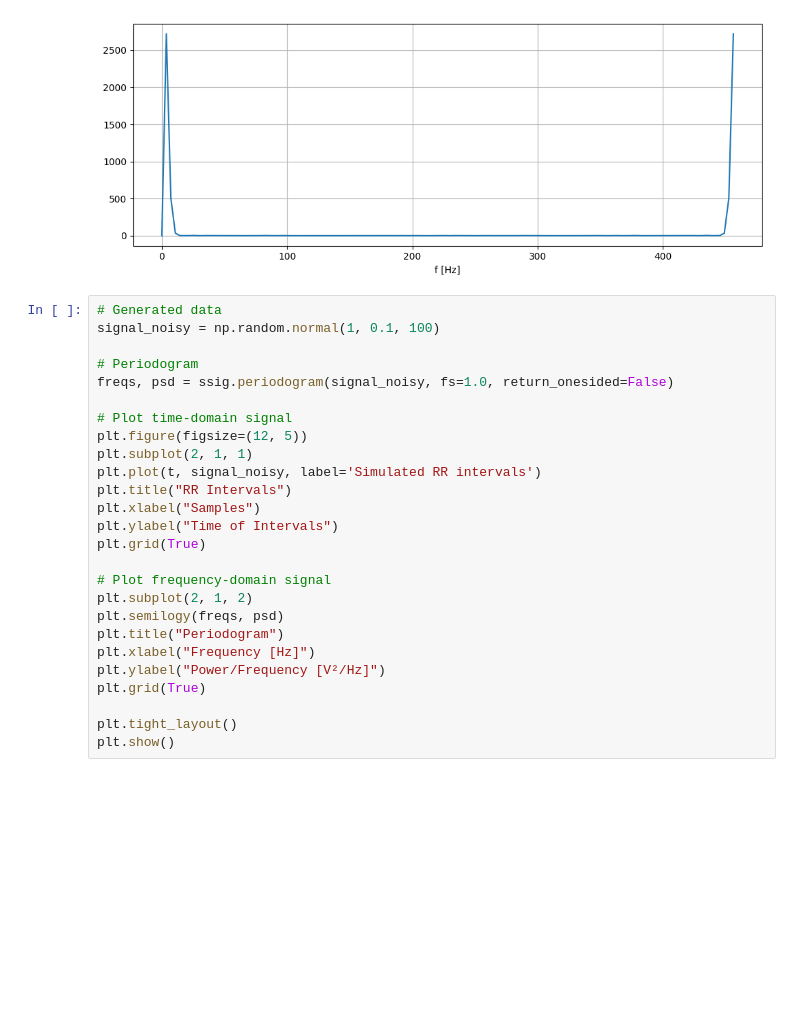
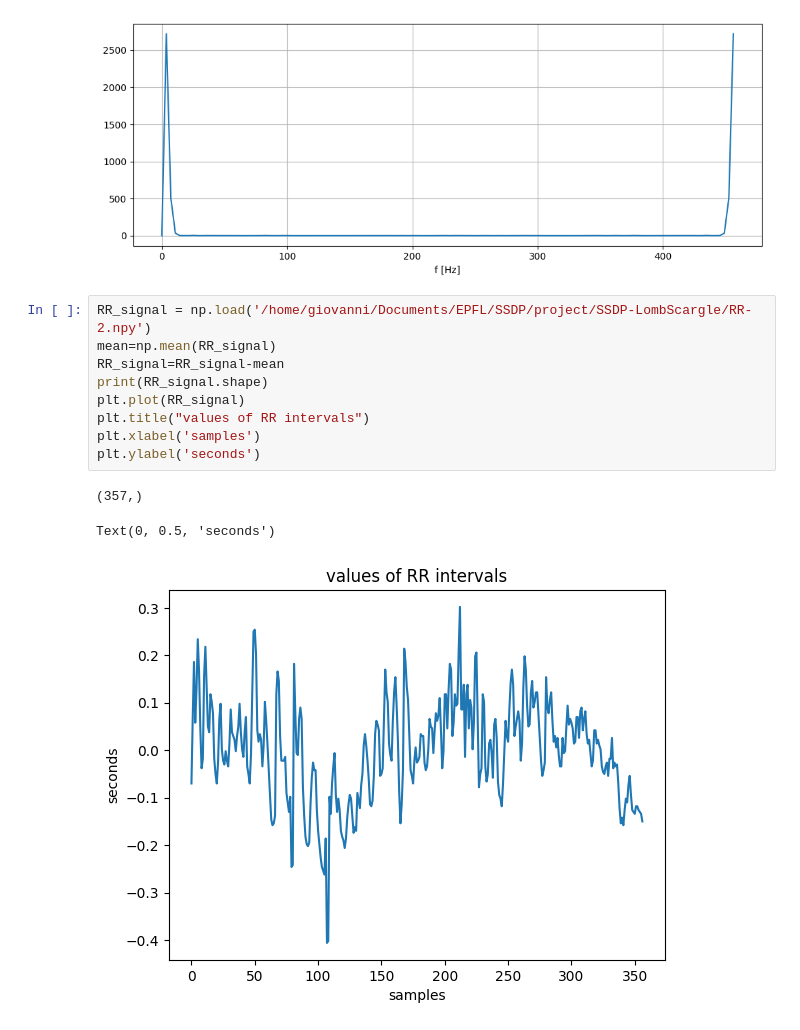
Before and after one commit to RoCKnD79/SSDP-LombScargle, a Jupyter notebook: RR/numEx_HeartRateVariability.ipynb, the cells around one changed output. Drawn from its saved outputs; the diff is of its cells as text; blank space fills up the shorter version.

```diff
--- a/RR/numEx_HeartRateVariability.ipynb
+++ b/RR/numEx_HeartRateVariability.ipynb
@@ -200,28 +200,15 @@ plt.show()
 # %% [output]
 [figure]
 # %%
-# Generated data
-signal_noisy = np.random.normal(1, 0.1, 100)
-
-# Periodogram
-freqs, psd = ssig.periodogram(signal_noisy, fs=1.0, return_onesided=False)
-
-# Plot time-domain signal
-plt.figure(figsize=(12, 5))
-plt.subplot(2, 1, 1)
-plt.plot(t, signal_noisy, label='Simulated RR intervals')
-plt.title("RR Intervals")
-plt.xlabel("Samples")
-plt.ylabel("Time of Intervals")
-plt.grid(True)
-
-# Plot frequency-domain signal
-plt.subplot(2, 1, 2)
-plt.semilogy(freqs, psd)
-plt.title("Periodogram")
-plt.xlabel("Frequency [Hz]")
-plt.ylabel("Power/Frequency [V²/Hz]")
-plt.grid(True)
-
-plt.tight_layout()
-plt.show()
+RR_signal = np.load('/home/giovanni/Documents/EPFL/SSDP/project/SSDP-LombScargle/RR-2.npy')
+mean=np.mean(RR_signal)
+RR_signal=RR_signal-mean
+print(RR_signal.shape)
+plt.plot(RR_signal)
+plt.title("values of RR intervals")
+plt.xlabel('samples')
+plt.ylabel('seconds')
+# %% [output]
+(357,)
+Text(0, 0.5, 'seconds')
+[figure, added]
```
Also changed, not shown: parts of 4 cells of this notebook, 4 other files.
